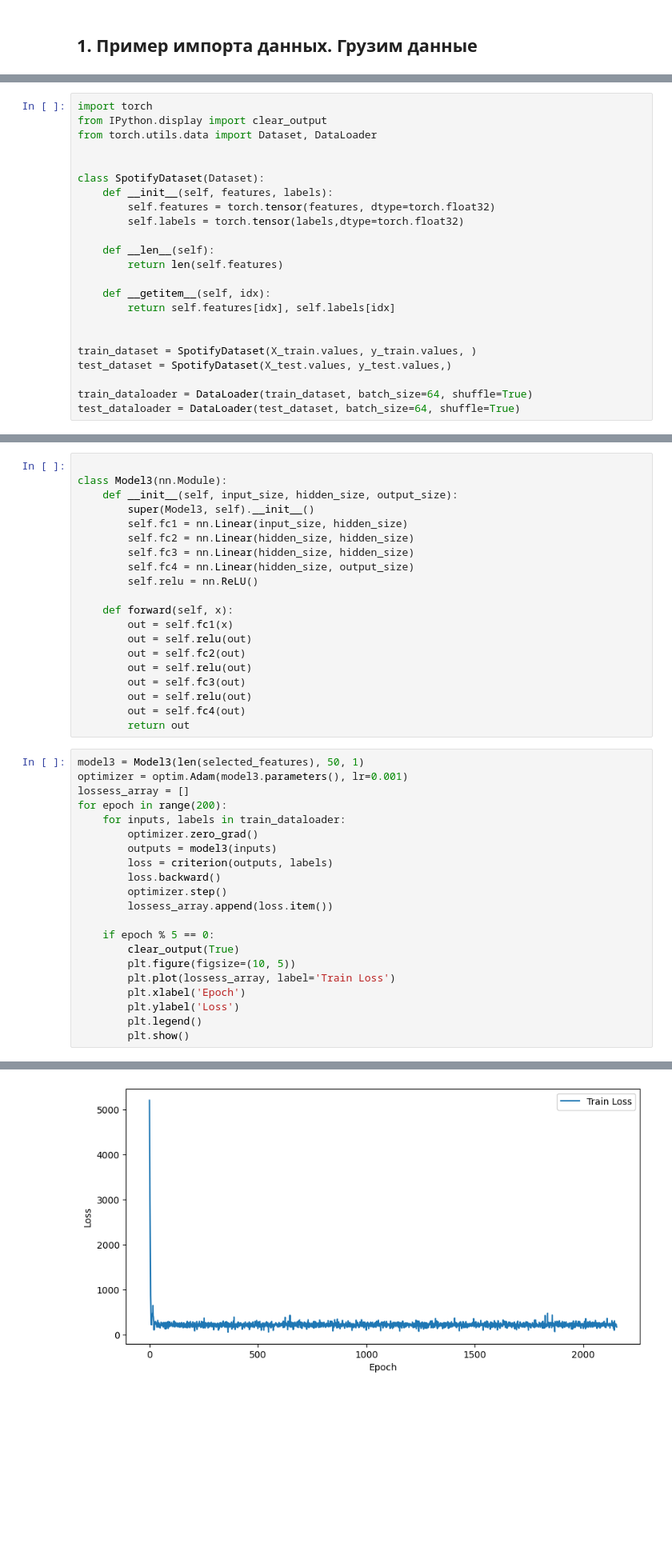
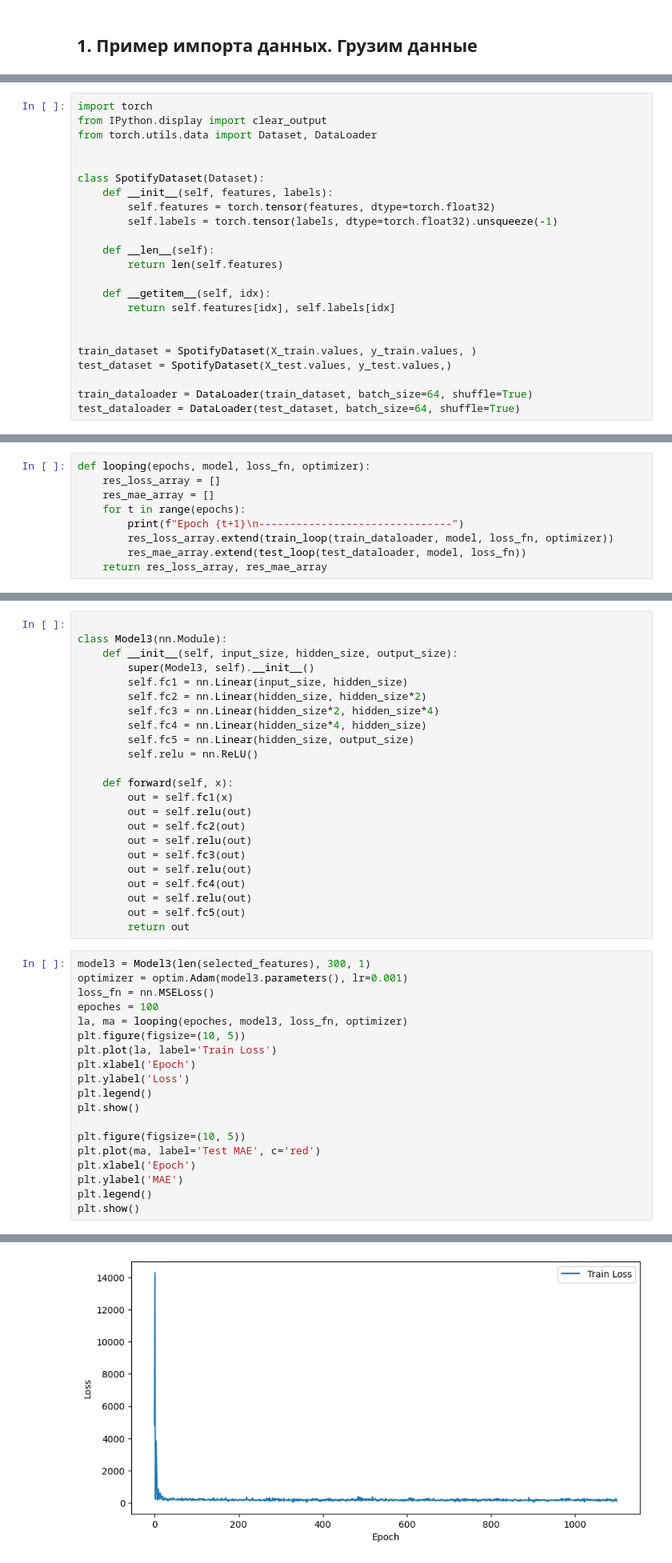
Before and after one commit to zamuragin03/LR1_ML, a Jupyter notebook: LR4/04_lab_dl_intro.ipynb, the cells around one changed output, grey strips where cells are left out. Shown: that part at 80% size. Saved outputs shown, nothing was run; the diff lists cells and outputs as text; blank space fills up the shorter version.

```diff
--- a/LR4/04_lab_dl_intro.ipynb
+++ b/LR4/04_lab_dl_intro.ipynb
@@ -151,7 +171,7 @@ from torch.utils.data import Dataset, DataLoader
 class SpotifyDataset(Dataset):
     def __init__(self, features, labels):
         self.features = torch.tensor(features, dtype=torch.float32)
-        self.labels = torch.tensor(labels,dtype=torch.float32)
+        self.labels = torch.tensor(labels, dtype=torch.float32).unsqueeze(-1)
 
     def __len__(self):
         return len(self.features)
@@ -167,0 +227,9 @@ test_dataloader = DataLoader(test_dataset, batch_size=64, shuffle=True)
+# %%
+def looping(epochs, model, loss_fn, optimizer):
+    res_loss_array = []
+    res_mae_array = []
+    for t in range(epochs):
+        print(f"Epoch {t+1}\n-------------------------------")
+        res_loss_array.extend(train_loop(train_dataloader, model, loss_fn, optimizer))
+        res_mae_array.extend(test_loop(test_dataloader, model, loss_fn))
+    return res_loss_array, res_mae_array
@@ -246,9 +347,10 @@ class Model3(nn.Module):
     def __init__(self, input_size, hidden_size, output_size):
         super(Model3, self).__init__()
         self.fc1 = nn.Linear(input_size, hidden_size)
-        self.fc2 = nn.Linear(hidden_size, hidden_size)
-        self.fc3 = nn.Linear(hidden_size, hidden_size)
-        self.fc4 = nn.Linear(hidden_size, output_size)
+        self.fc2 = nn.Linear(hidden_size, hidden_size*2)
+        self.fc3 = nn.Linear(hidden_size*2, hidden_size*4)
+        self.fc4 = nn.Linear(hidden_size*4, hidden_size)
+        self.fc5 = nn.Linear(hidden_size, output_size)
         self.relu = nn.ReLU()
 
     def forward(self, x):
@@ -259,26 +361,26 @@ class Model3(nn.Module):
         out = self.fc3(out)
         out = self.relu(out)
         out = self.fc4(out)
+        out = self.relu(out)
+        out = self.fc5(out)
         return out
 # %%
-model3 = Model3(len(selected_features), 50, 1)
+model3 = Model3(len(selected_features), 300, 1)
 optimizer = optim.Adam(model3.parameters(), lr=0.001)
-lossess_array = []
-for epoch in range(200):
-    for inputs, labels in train_dataloader:
-        optimizer.zero_grad()
-        outputs = model3(inputs)
-        loss = criterion(outputs, labels)
-        loss.backward()
-        optimizer.step()
-        lossess_array.append(loss.item())
+loss_fn = nn.MSELoss()
+epoches = 100
+la, ma = looping(epoches, model3, loss_fn, optimizer)
+plt.figure(figsize=(10, 5))
+plt.plot(la, label='Train Loss')
+plt.xlabel('Epoch')
+plt.ylabel('Loss')
+plt.legend()
+plt.show()
 
-    if epoch % 5 == 0:
-        clear_output(True)
-        plt.figure(figsize=(10, 5))
-        plt.plot(lossess_array, label='Train Loss')
-        plt.xlabel('Epoch')
-        plt.ylabel('Loss')
-        plt.legend()
-        plt.show()
+plt.figure(figsize=(10, 5))
+plt.plot(ma, label='Test MAE', c='red')
+plt.xlabel('Epoch')
+plt.ylabel('MAE')
+plt.legend()
+plt.show()
 # %% [output]
@@ -285 +404 @@ for epoch in range(200):
-[figure, old version]
+[figure, new version]
```
Also changed, not shown: parts of 18 cells of this notebook.
